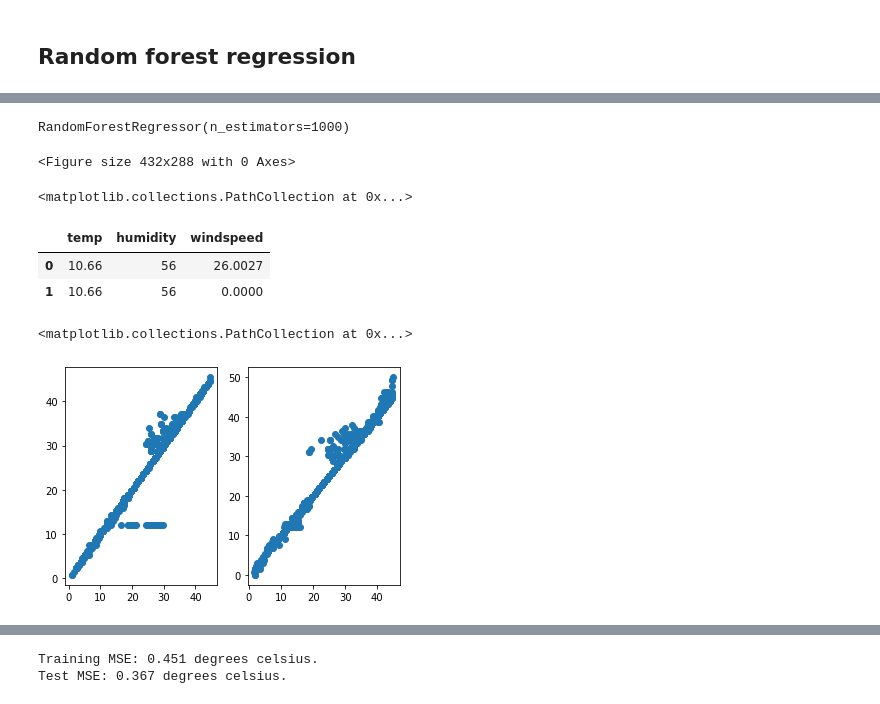
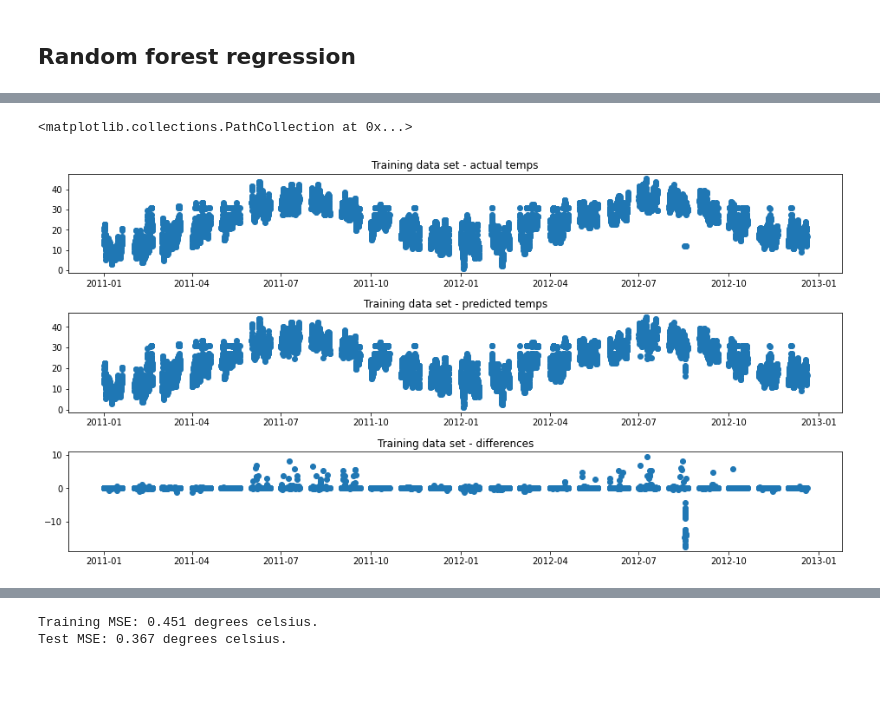
Before and after one commit to bndxn/macfiles, a Jupyter notebook: WS3/WS3 - Random forest regression.ipynb, the cells around one changed output, grey strips where cells are left out. Saved outputs shown, nothing was run; the diff lists cells and outputs as text; code cells hidden in the pictures; blank space fills up the shorter version.

Commit message:
Test and train data regression

```diff
--- a/WS3/WS3 - Random forest regression.ipynb
+++ b/WS3/WS3 - Random forest regression.ipynb
@@ -59,2 +61,0 @@ for i in range(0,len(dt)):
-# %%
-train['datetime'] = dts
@@ -76,37 +62,31 @@ trainclean.plot() # interesting that there are regular white spaces
 # %%
 # Code from Kaggle https://www.kaggle.com/viveksrinivasan/eda-ensemble-model-top-10-percentile
 from sklearn.ensemble import RandomForestRegressor
-rfModel = RandomForestRegressor(n_estimators=1000) # This creates the random forest regression
-rfModel.fit(trainclean,train_atemp)
-train_preds = rfModel.predict(trainclean) # prediction based on training data
+# This creates the random forest regression
+rfModel = RandomForestRegressor(n_estimators=1000)
+rfModel.fit(train,train_atemp)
+# predictions, one on the training data, one on the test data
+train_preds = rfModel.predict(train)
+test_preds = rfModel.predict(test)
-# %% [output]
-RandomForestRegressor(n_estimators=1000)
-# %%
-fig = plt.figure()
-# %% [output]
-<Figure size 432x288 with 0 Axes>
-# %%
-# Predictions against the actual values for the training set
-ax = fig.add_subplot(1,2,1)
-ax.scatter(train_preds,train_atemp)
-# %% [output]
-<matplotlib.collections.PathCollection at 0x...>
-# %%
-test = pd.read_csv('test.csv')
-test_atemp = test['atemp']
-testclean = test.drop(['datetime','atemp'],axis=1)
-testclean.head(2)
-# %% [output]
-|  | temp | humidity | windspeed |
-| 0 | 10.66 | 56 | 26.0027 |
-| 1 | 10.66 | 56 | 0.0000 |
-# %%
-test_preds = rfModel.predict(testclean) # Now we are getting the predictions
-ax2 = fig.add_subplot(1,2,2)
-ax2.scatter(test_preds,test_atemp)
-# %% [output]
-<matplotlib.collections.PathCollection at 0x...>
-# %%
-fig
-# %% [output]
-[figure, removed]
+# %%
+# Making a figure to compare them
+fig = plt.figure(figsize=(16, 8))
+plt.subplots_adjust(hspace=0.4)
+ax1 = fig.add_subplot(3,1,1)
+ax1.title.set_text('Training data set - actual temps')
+ax1.scatter(dts_train,train_atemp)
+#
+ax2 = fig.add_subplot(3,1,2)
+ax2.title.set_text('Training data set - predicted temps')
+ax2.scatter(dts_train,train_preds)
+#
+diffs = train_atemp - train_preds
+ax3 = fig.add_subplot(3,1,3)
+ax3.title.set_text('Training data set - differences')
+ax3.scatter(dts_train,diffs)
+
+# It looks like the variances are in August - Sep 2012, was there any extreme weather then?
+# Also these chunks of timestamps are because the data are 20-31 of each month (splitting the data)
+# %% [output]
+<matplotlib.collections.PathCollection at 0x...>
+[figure, added]
```
Also changed, not shown: parts of 15 cells of this notebook, 1 other file.
